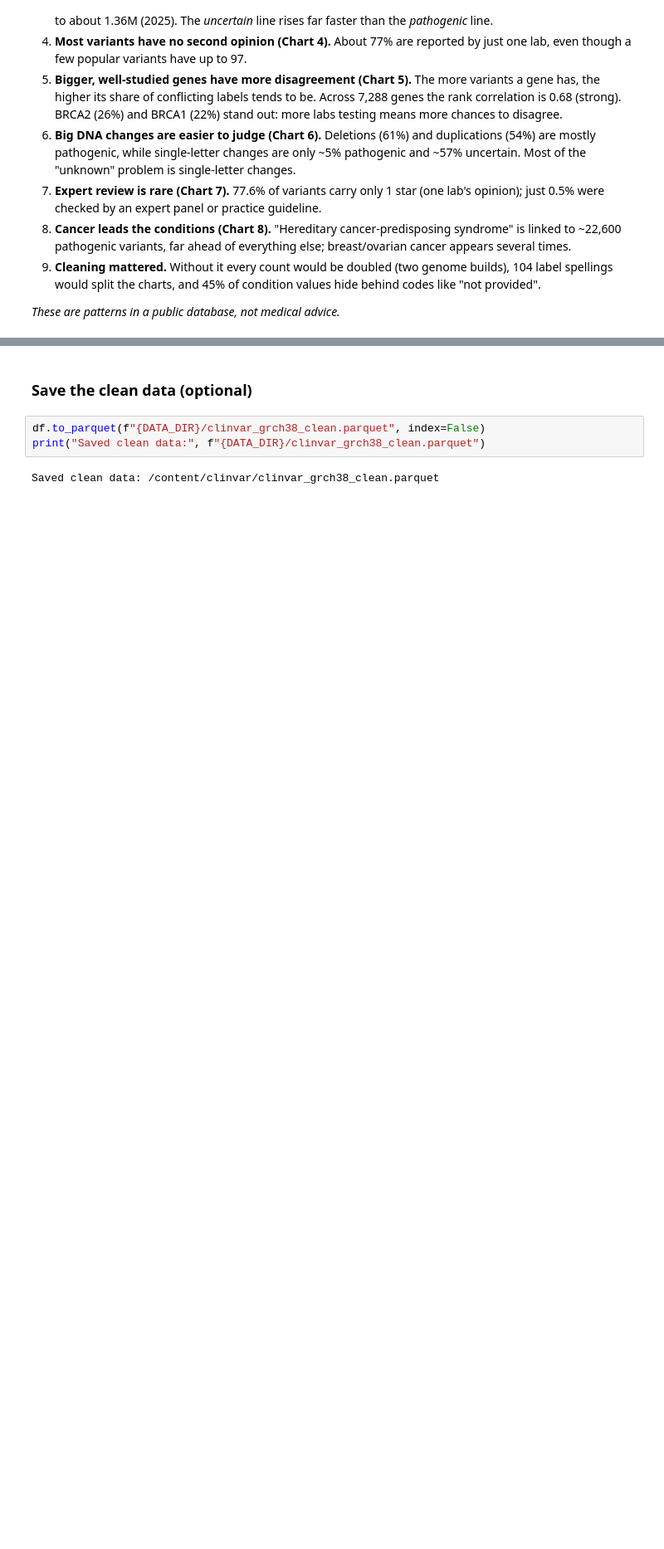
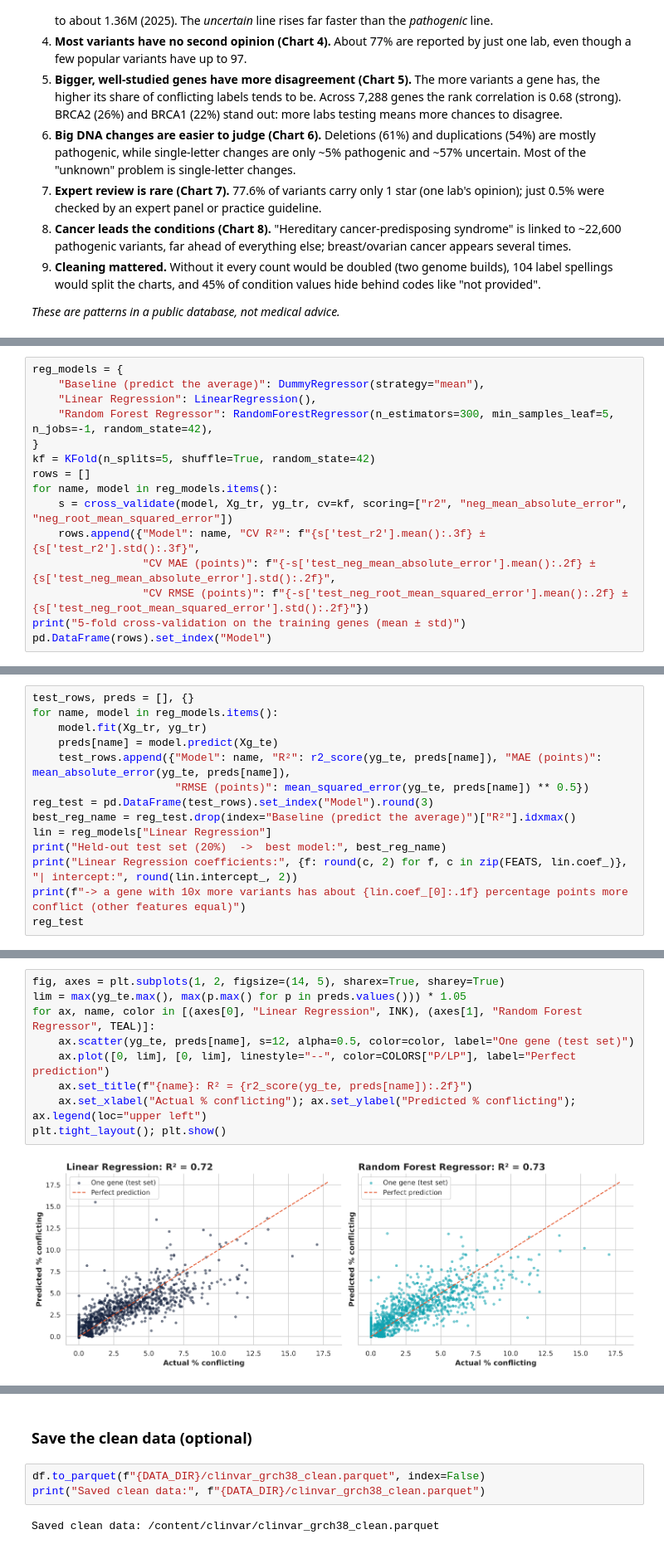
Before and after one commit to yeruka-ui/ClinVar-Data-Analysis, a Jupyter notebook: ClinVar_Final_Project.ipynb, the cells around one changed output, grey strips where cells are left out. Shown at 83% size. Drawn from its saved outputs; the diff is of its cells as text; blank space fills up the shorter version.

```diff
--- a/ClinVar_Final_Project.ipynb
+++ b/ClinVar_Final_Project.ipynb
@@ -569,0 +768,15 @@ plt.tight_layout(); plt.show()
+# %%
+reg_models = {
+    "Baseline (predict the average)": DummyRegressor(strategy="mean"),
+    "Linear Regression": LinearRegression(),
+    "Random Forest Regressor": RandomForestRegressor(n_estimators=300, min_samples_leaf=5, n_jobs=-1, random_state=42),
+}
+kf = KFold(n_splits=5, shuffle=True, random_state=42)
+rows = []
+for name, model in reg_models.items():
+    s = cross_validate(model, Xg_tr, yg_tr, cv=kf, scoring=["r2", "neg_mean_absolute_error", "neg_root_mean_squared_error"])
+    rows.append({"Model": name, "CV R²": f"{s['test_r2'].mean():.3f} ± {s['test_r2'].std():.3f}",
+                 "CV MAE (points)": f"{-s['test_neg_mean_absolute_error'].mean():.2f} ± {s['test_neg_mean_absolute_error'].std():.2f}",
+                 "CV RMSE (points)": f"{-s['test_neg_root_mean_squared_error'].mean():.2f} ± {s['test_neg_root_mean_squared_error'].std():.2f}"})
+print("5-fold cross-validation on the training genes (mean ± std)")
+pd.DataFrame(rows).set_index("Model")
@@ -569,0 +790,14 @@ plt.tight_layout(); plt.show()
+# %%
+test_rows, preds = [], {}
+for name, model in reg_models.items():
+    model.fit(Xg_tr, yg_tr)
+    preds[name] = model.predict(Xg_te)
+    test_rows.append({"Model": name, "R²": r2_score(yg_te, preds[name]), "MAE (points)": mean_absolute_error(yg_te, preds[name]),
+                      "RMSE (points)": mean_squared_error(yg_te, preds[name]) ** 0.5})
+reg_test = pd.DataFrame(test_rows).set_index("Model").round(3)
+best_reg_name = reg_test.drop(index="Baseline (predict the average)")["R²"].idxmax()
+lin = reg_models["Linear Regression"]
+print("Held-out test set (20%)  ->  best model:", best_reg_name)
+print("Linear Regression coefficients:", {f: round(c, 2) for f, c in zip(FEATS, lin.coef_)}, "| intercept:", round(lin.intercept_, 2))
+print(f"-> a gene with 10x more variants has about {lin.coef_[0]:.1f} percentage points more conflict (other features equal)")
+reg_test
@@ -569,0 +813,11 @@ plt.tight_layout(); plt.show()
+# %%
+fig, axes = plt.subplots(1, 2, figsize=(14, 5), sharex=True, sharey=True)
+lim = max(yg_te.max(), max(p.max() for p in preds.values())) * 1.05
+for ax, name, color in [(axes[0], "Linear Regression", INK), (axes[1], "Random Forest Regressor", TEAL)]:
+    ax.scatter(yg_te, preds[name], s=12, alpha=0.5, color=color, label="One gene (test set)")
+    ax.plot([0, lim], [0, lim], linestyle="--", color=COLORS["P/LP"], label="Perfect prediction")
+    ax.set_title(f"{name}: R² = {r2_score(yg_te, preds[name]):.2f}")
+    ax.set_xlabel("Actual % conflicting"); ax.set_ylabel("Predicted % conflicting"); ax.legend(loc="upper left")
+plt.tight_layout(); plt.show()
+# %% [output]
+[figure, added]
```
Also changed, not shown: parts of 21 cells of this notebook.
